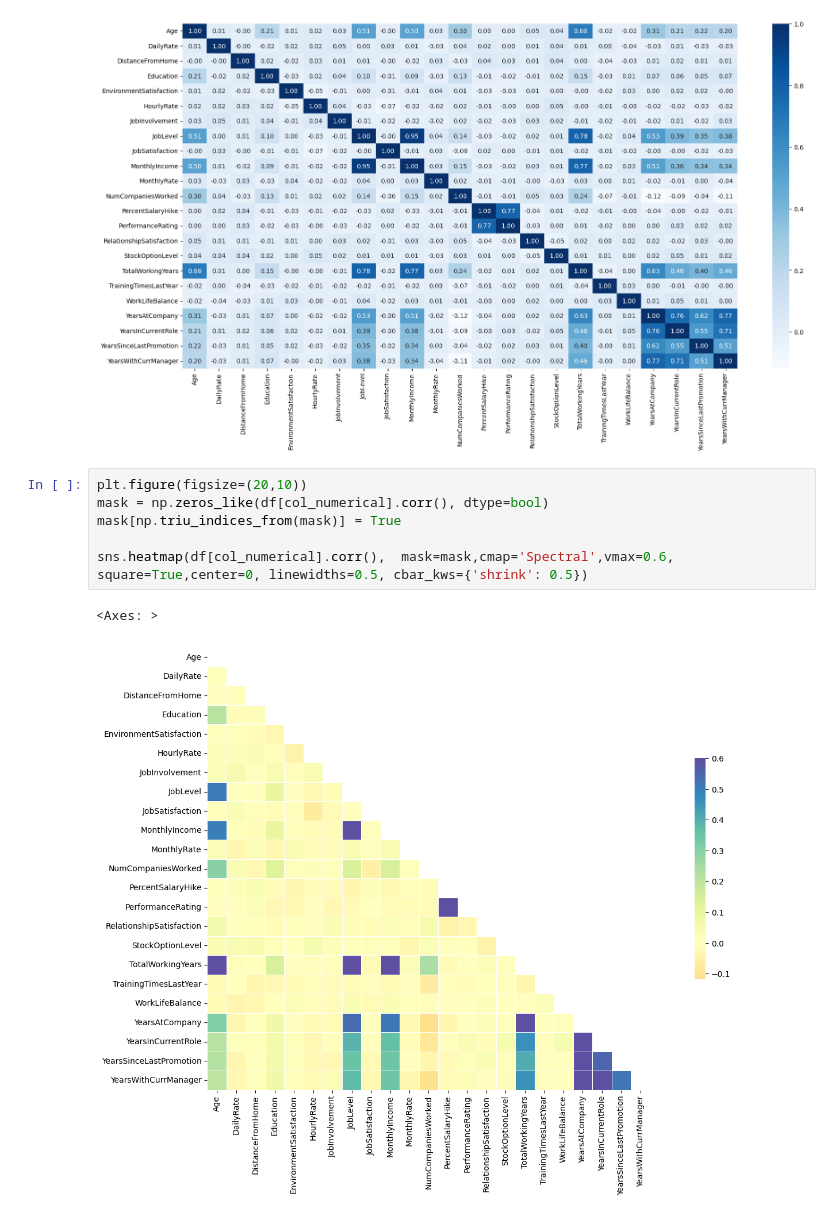
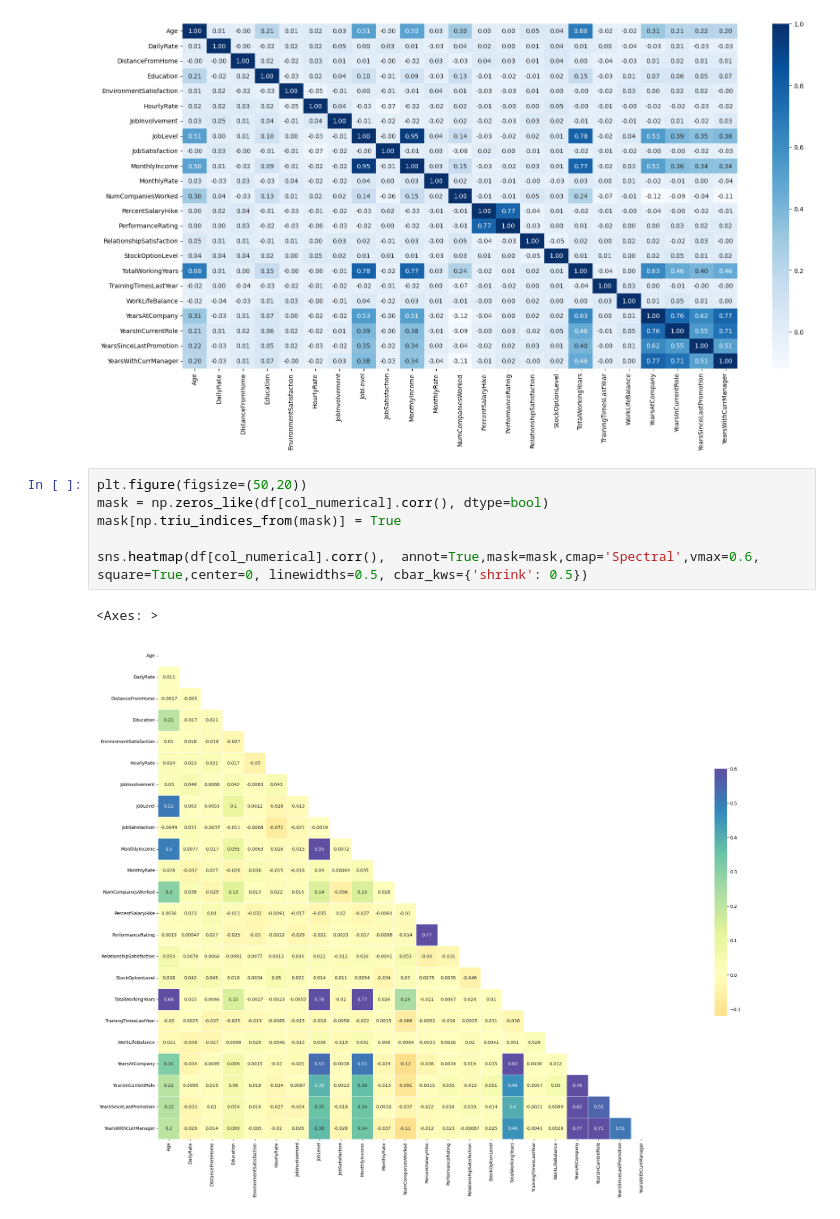
Before and after one commit to Pranav-Bhatlapenumarthi/Machine-Learning-Algorithms, a Jupyter notebook: Projects/hr.ipynb, the cells around one changed output. Saved outputs shown, nothing was run; the diff lists cells and outputs as text.

```diff
--- a/Projects/hr.ipynb
+++ b/Projects/hr.ipynb
@@ -64,11 +72,11 @@ sns.heatmap(df[col_numerical].corr(), annot=True,cmap="Blues", fmt=".2f");
 # %% [output]
 [figure]
 # %%
-plt.figure(figsize=(20,10))
+plt.figure(figsize=(50,20))
 mask = np.zeros_like(df[col_numerical].corr(), dtype=bool)
 mask[np.triu_indices_from(mask)] = True
 
-sns.heatmap(df[col_numerical].corr(),  mask=mask,cmap='Spectral',vmax=0.6,  square=True,center=0, linewidths=0.5, cbar_kws={'shrink': 0.5})
+sns.heatmap(df[col_numerical].corr(),  annot=True,mask=mask,cmap='Spectral',vmax=0.6,  square=True,center=0, linewidths=0.5, cbar_kws={'shrink': 0.5})
 # %% [output]
 <Axes: >
-[figure, old version]
+[figure, new version]
```
Also changed, not shown: parts of 17 cells of this notebook.
